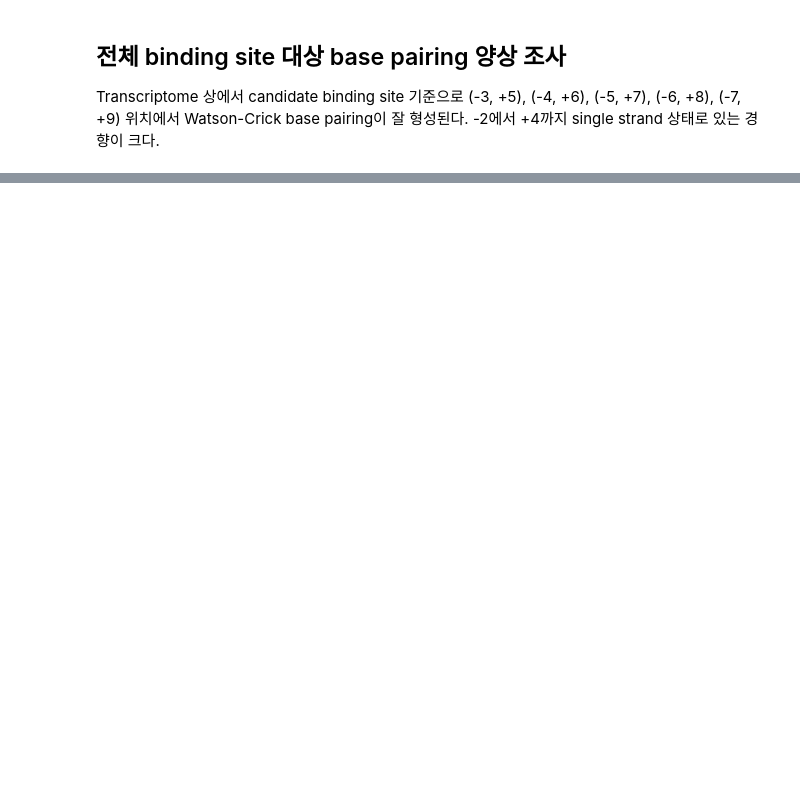
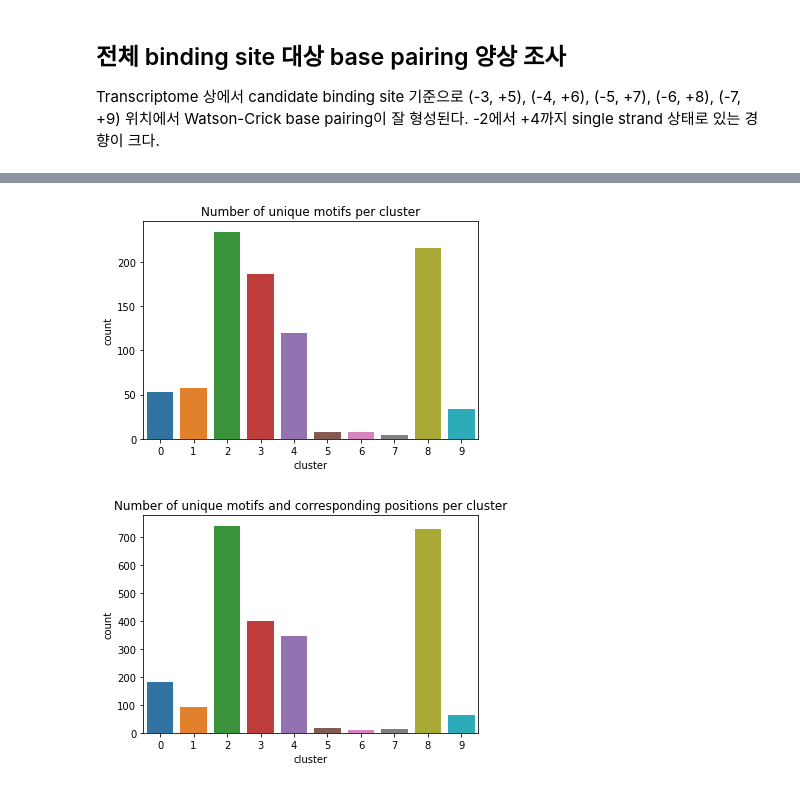
Before and after one commit to seungbeom-han/SNUbioinfo1, a Jupyter notebook: CoLab_TermProj_2022.ipynb, the cells around one changed output, grey strips where cells are left out. Cells and saved outputs as stored; diff of their text form; code cells hidden in the pictures; blank space fills up the shorter version.

Commit message:
cluster by using secondary structure information

```diff
--- a/CoLab_TermProj_2022.ipynb
+++ b/CoLab_TermProj_2022.ipynb
@@ -282,0 +339,28 @@ plt.show()
+# %%
+from scipy.spatial.distance import hamming
+def get_align_distance(seq1: str, seq2: str):
+    idx1, idx2 = seq1.index("*"), seq2.index("*")
+    return hamming(
+        list(seq1[idx1 - min(idx1, idx2):idx1+min(len(seq1) - idx1, len(seq2) - idx2)]),
+        list(seq2[idx2 - min(idx1, idx2):idx2+min(len(seq1) - idx1, len(seq2) - idx2)])
+    )
+pdist = np.vectorize(get_align_distance)(freq_sequences.to_numpy(),freq_sequences.to_numpy().reshape(-1, 1))
+# %%
+from sklearn.cluster import AgglomerativeClustering
+k=10
+clustering = AgglomerativeClustering(
+    n_clusters=k,
+    affinity="precomputed",
+    linkage="average"
+).fit(pdist)
+cluster_result = freq_sequences.to_frame().assign(cluster=clustering.labels_).sort_values("cluster")
+# %%
+plt.title("Number of unique motifs per cluster")
+sns.countplot(data=cluster_result, x="cluster")
+plt.show()
+sns.countplot(data=cluster_result.merge(binding_sites_display, how="left", left_on="wrapped_sequence", right_on="wrapped_sequence")[["chr", "pos", "wrapped_sequence", "cluster"]].drop_duplicates(), x="cluster")
+plt.title("Number of unique motifs and corresponding positions per cluster")
+plt.show()
+# %% [output]
+[figure, added]
+[figure, added]
```
Also changed, not shown: parts of 17 cells of this notebook, 1 other file.
